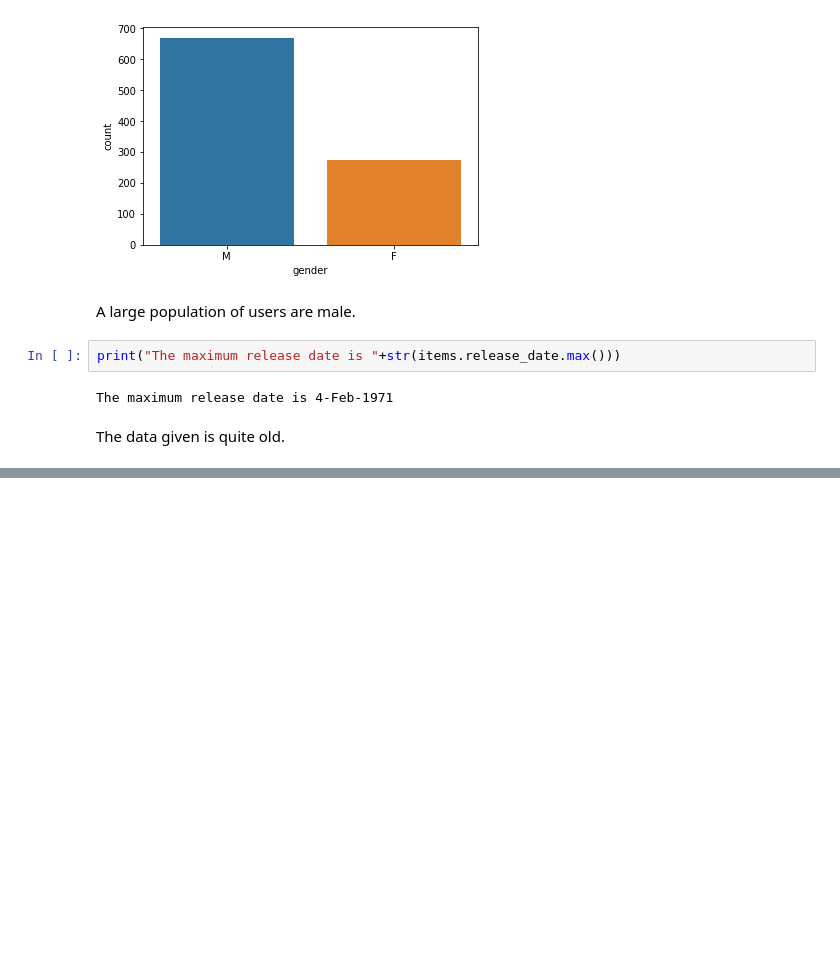
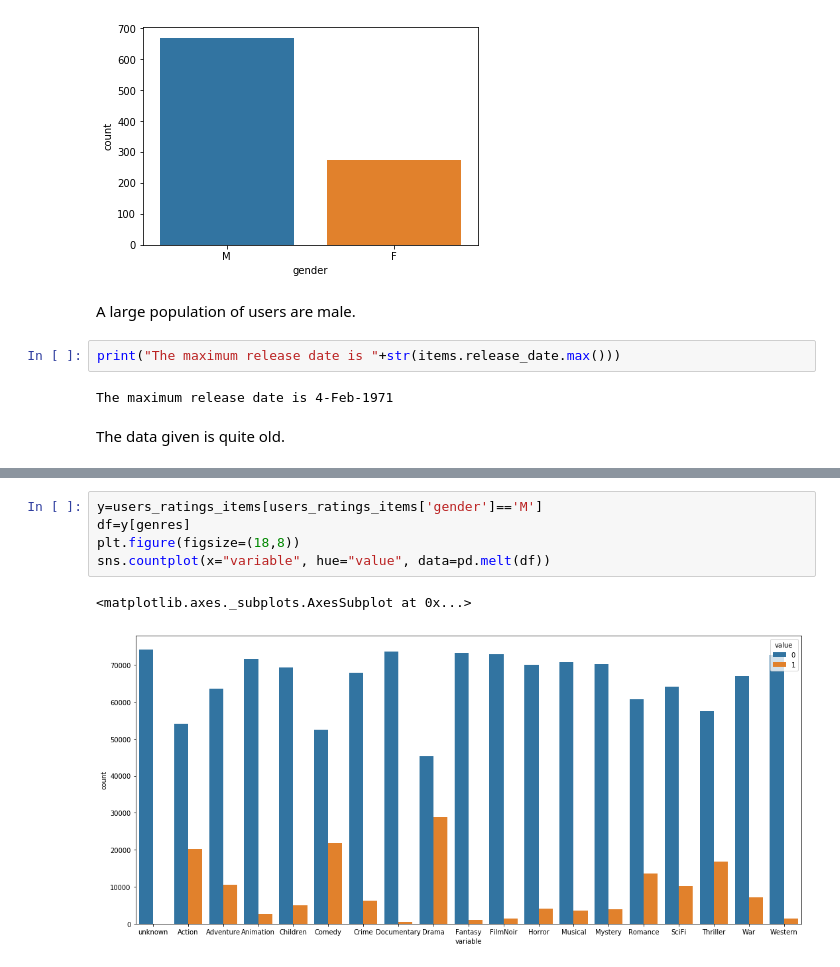
Before and after one commit to AASF-IIITM/Movie-Recommendation-System, a Jupyter notebook: MovieLens.ipynb, the cells around one changed output, grey strips where cells are left out. Saved outputs shown, nothing was run; the diff lists cells and outputs as text; blank space fills up the shorter version.

```diff
--- a/MovieLens.ipynb
+++ b/MovieLens.ipynb
@@ -156,0 +201,8 @@ sns.countplot(x="rating", data=ratings)
+# %%
+y=users_ratings_items[users_ratings_items['gender']=='M']
+df=y[genres]
+plt.figure(figsize=(18,8))
+sns.countplot(x="variable", hue="value", data=pd.melt(df))
+# %% [output]
+<matplotlib.axes._subplots.AxesSubplot at 0x...>
+[figure, added]
```
Also changed, not shown: parts of 19 cells of this notebook.
